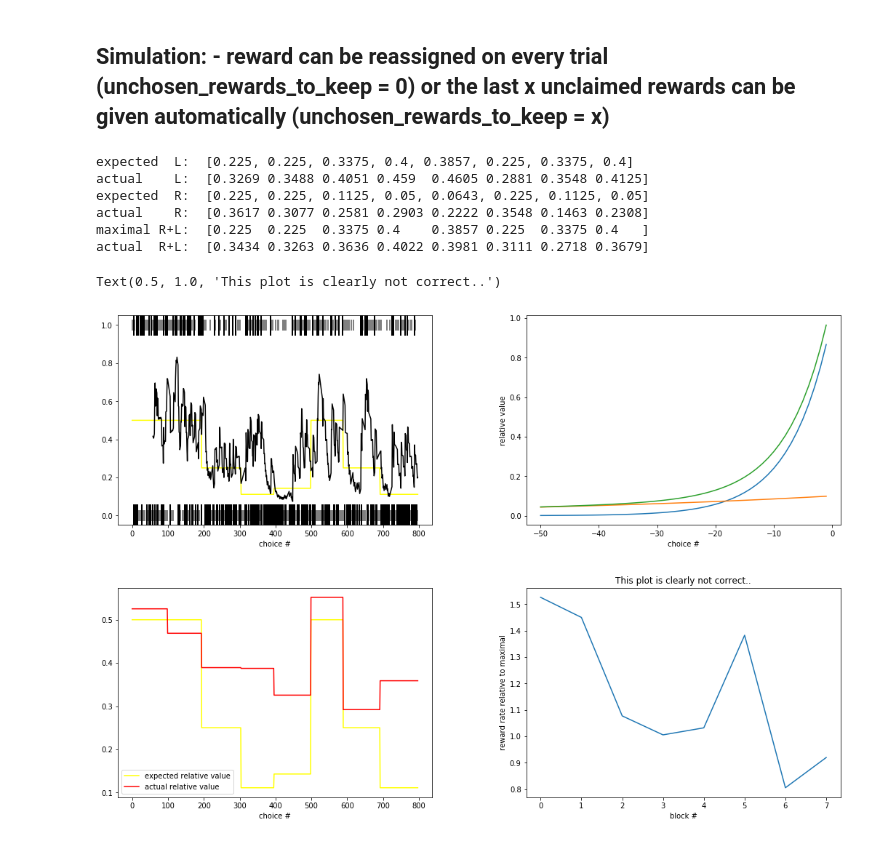
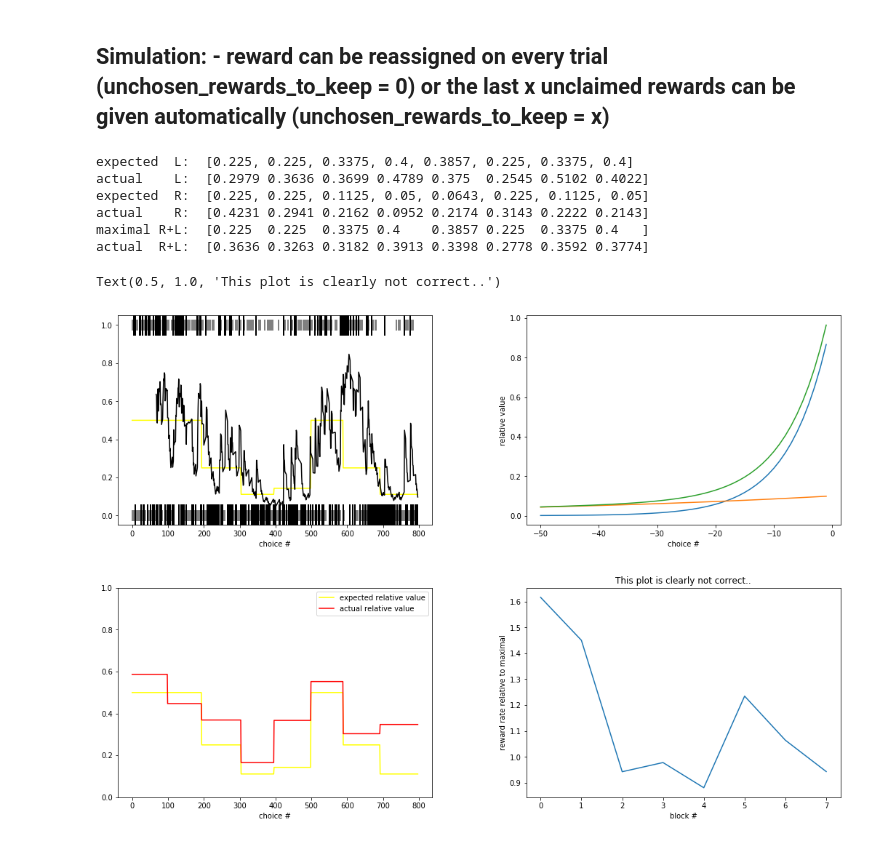
Before and after one commit to rozmar/Foraging_task, a Jupyter notebook: foraging-model.ipynb, the cells around one changed output. Cells and saved outputs as stored; diff of their text form; code cells hidden in the pictures.

```diff
--- a/foraging-model.ipynb
+++ b/foraging-model.ipynb
@@ -196,38 +196,38 @@ for blocki, blocknum in enumerate(n_trials):
     history_rewardrate_constant_actual[idxnow] = rewardrate_R/(rewardrate_R+rewardrate_L)
     p_reward_L_actual[blocki] = rewardrate_L
     p_reward_R_actual[blocki] = rewardrate_R
     p_reward_maximal[blocki] = np.max([p_reward_L[blocki],p_reward_R[blocki]])
     p_reward_actual[blocki] = np.around(np.mean(rewards_block),4)
     #print(blocki, blocknum,blockidxes,rewardrate_L,rewardrate_R)
 print('expected  L: ',p_reward_L)
 print('actual    L: ',p_reward_L_actual)
 print('expected  R: ',p_reward_R)
 print('actual    R: ',p_reward_R_actual)
 print('maximal R+L: ',p_reward_maximal)
 print('actual  R+L: ',p_reward_actual)
 
 ax3=fig.add_axes([0,-1.3,1,1])
 ax3.plot(history_choicenum,history_rewardrate_constant,color='yellow',label = 'expected relative value')
 ax3.plot(history_choicenum,history_rewardrate_constant_actual,color='red',label = 'actual relative value')
 plt.xlabel('choice #')
 plt.legend()
-
+plt.ylim(0,1)
 
 
 ax4=fig.add_axes([1.3,-1.3,1,1])
 ax4.plot(p_reward_actual/p_reward_maximal)
 plt.xlabel('block #')
 plt.ylabel('reward rate relative to maximal')
 plt.title('This plot is clearly not correct..')
 # %% [output]
 expected  L:  [0.225, 0.225, 0.3375, 0.4, 0.3857, 0.225, 0.3375, 0.4]
-actual    L:  [0.3269 0.3488 0.4051 0.459  0.4605 0.2881 0.3548 0.4125]
+actual    L:  [0.2979 0.3636 0.3699 0.4789 0.375  0.2545 0.5102 0.4022]
 expected  R:  [0.225, 0.225, 0.1125, 0.05, 0.0643, 0.225, 0.1125, 0.05]
-actual    R:  [0.3617 0.3077 0.2581 0.2903 0.2222 0.3548 0.1463 0.2308]
+actual    R:  [0.4231 0.2941 0.2162 0.0952 0.2174 0.3143 0.2222 0.2143]
 maximal R+L:  [0.225  0.225  0.3375 0.4    0.3857 0.225  0.3375 0.4   ]
-actual  R+L:  [0.3434 0.3263 0.3636 0.4022 0.3981 0.3111 0.2718 0.3679]
+actual  R+L:  [0.3636 0.3263 0.3182 0.3913 0.3398 0.2778 0.3592 0.3774]
 Text(0.5, 1.0, 'This plot is clearly not correct..')
-[figure, old version]
+[figure, new version]
 # %%
 %whos
 # %% [output]
```
Also changed, not shown: 4 other files.
